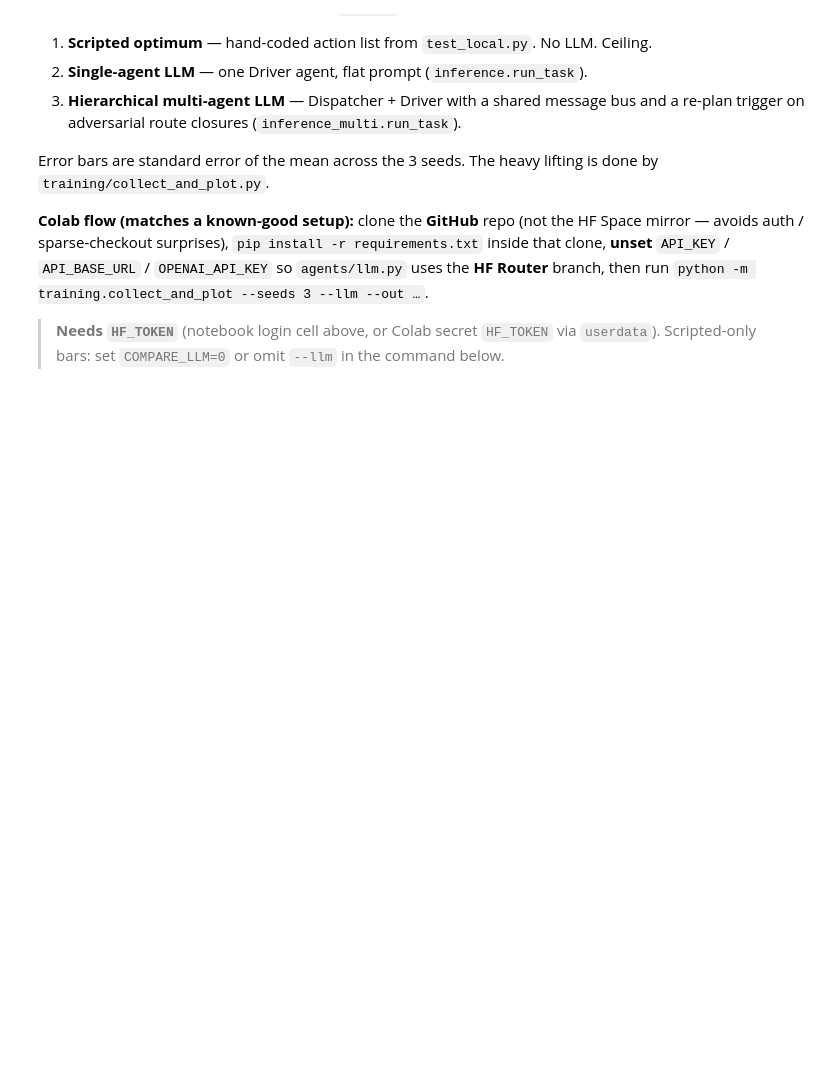
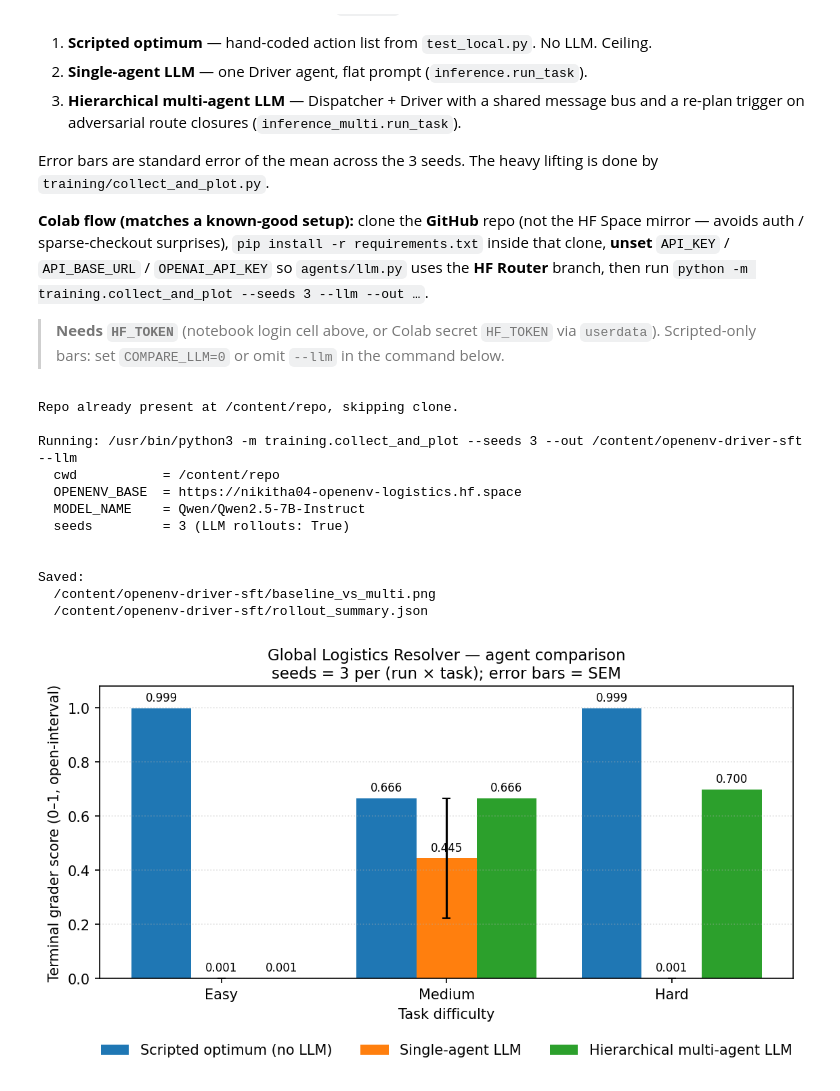
Before and after one commit to nikitha-0704/openenv-logistics, a Jupyter notebook: notebooks/train_driver_trl.ipynb, the cells around one changed output. Drawn from its saved outputs; the diff is of its cells as text; code cells hidden in the pictures; blank space fills up the shorter version.

Commit message:
Add Colab-generated plots and notebook updates (no secrets in history)
Made-with: Cursor

```diff
--- a/notebooks/train_driver_trl.ipynb
+++ b/notebooks/train_driver_trl.ipynb
@@ -1019,6 +1039,7 @@ from pathlib import Path
 from IPython.display import Image, display
 
 # --- Same defaults as a known-good Colab one-liner (GitHub clone + requirements.txt) ---
+os.environ["OPENENV_BASE_URL"] = "https://nikitha04-openenv-logistics.hf.space"
 REPO_URL = os.environ.get(
     "OPENENV_REPO_URL",
     "https://github.com/nikitha-0704/openenv-logistics",
@@ -1029,7 +1050,7 @@ try:
     from google.colab import userdata
 
     if not os.environ.get("HF_TOKEN"):
-        os.environ["HF_TOKEN"] = userdata.get("HF_TOKEN")
+        os.environ["HF_TOKEN"] = ""
 except ImportError:
     pass
 
@@ -1067,33 +1088,47 @@ cmd = [
     sys.executable,
     "-m",
     "training.collect_and_plot",
     "--seeds",
     str(SEEDS),
     "--out",
     str(OUTPUT_DIR),
 ]
 if USE_LLM:
     cmd.append("--llm")
 
 print(f"\nRunning: {' '.join(cmd)}")
 print(f"  cwd           = {REPO_DIR}")
 print(f"  OPENENV_BASE  = {os.environ.get('OPENENV_BASE_URL')}")
 print(f"  MODEL_NAME    = {os.environ.get('MODEL_NAME')}")
 print(f"  seeds         = {SEEDS} (LLM rollouts: {USE_LLM})\n")
 
 result = subprocess.run(cmd, cwd=str(REPO_DIR), env={**os.environ})
 if result.returncode != 0:
     raise RuntimeError(
         f"collect_and_plot exited with code {result.returncode}. "
         "Check HF_TOKEN / MODEL_NAME, or set COMPARE_LLM=0 for scripted-only bars."
     )
 
 compare_png = OUTPUT_DIR / "baseline_vs_multi.png"
 compare_json = OUTPUT_DIR / "rollout_summary.json"
 print(f"\nSaved:\n  {compare_png}\n  {compare_json}")
 
 if compare_png.exists():
     display(Image(filename=str(compare_png)))
+# %% [output]
+Repo already present at /content/repo, skipping clone.
+
+Running: /usr/bin/python3 -m training.collect_and_plot --seeds 3 --out /content/openenv-driver-sft --llm
+  cwd           = /content/repo
+  OPENENV_BASE  = https://nikitha04-openenv-logistics.hf.space
+  MODEL_NAME    = Qwen/Qwen2.5-7B-Instruct
+  seeds         = 3 (LLM rollouts: True)
+
+
+Saved:
+  /content/openenv-driver-sft/baseline_vs_multi.png
+  /content/openenv-driver-sft/rollout_summary.json
+[figure, added]
 # %%
 # Optional helper: download final artifacts to your local machine from Colab.
 from pathlib import Path
```
Also changed, not shown: parts of 12 cells of this notebook, 8 other files.
